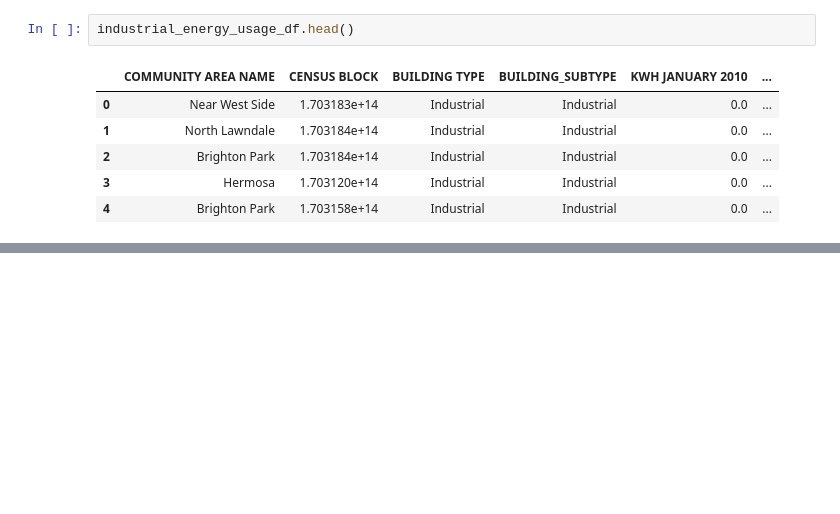
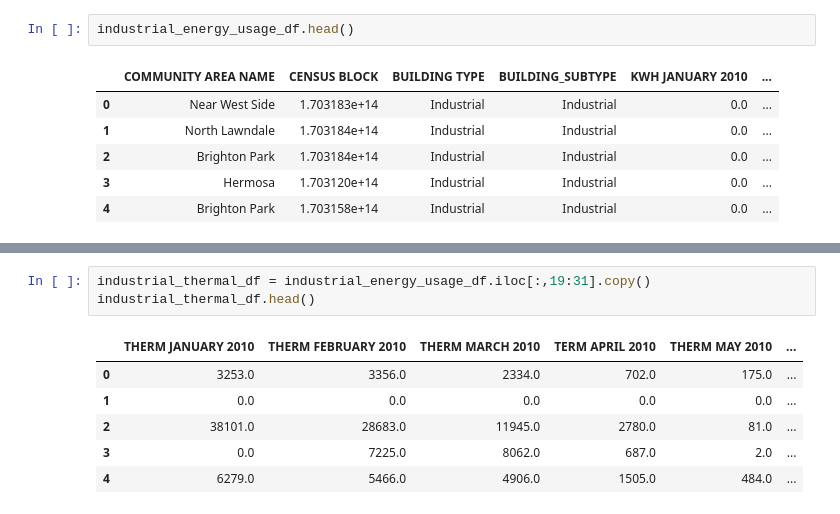
Before and after one commit to Gourav052003/Machine-Learning-Solutions-for-Predicting-Municipal-Waste-Costs-and-Sustainable-Resource-Management, a Jupyter notebook: Energy Usage.ipynb, the cells around one changed output, grey strips where cells are left out. Drawn from its saved outputs; the diff is of its cells as text; blank space fills up the shorter version.

```diff
--- a/Energy Usage.ipynb
+++ b/Energy Usage.ipynb
@@ -290,0 +324,10 @@ industrial_energy_usage_df.head()
+# %%
+industrial_thermal_df = industrial_energy_usage_df.iloc[:,19:31].copy()
+industrial_thermal_df.head()
+# %% [output]
+|  | THERM JANUARY 2010 | THERM FEBRUARY 2010 | THERM MARCH 2010 | TERM APRIL 2010 | THERM MAY 2010 | ... |
+| 0 | 3253.0 | 3356.0 | 2334.0 | 702.0 | 175.0 | ... |
+| 1 | 0.0 | 0.0 | 0.0 | 0.0 | 0.0 | ... |
+| 2 | 38101.0 | 28683.0 | 11945.0 | 2780.0 | 81.0 | ... |
+| 3 | 0.0 | 7225.0 | 8062.0 | 687.0 | 2.0 | ... |
+| 4 | 6279.0 | 5466.0 | 4906.0 | 1505.0 | 484.0 | ... |
```
Also changed, not shown: parts of 5 cells of this notebook.
